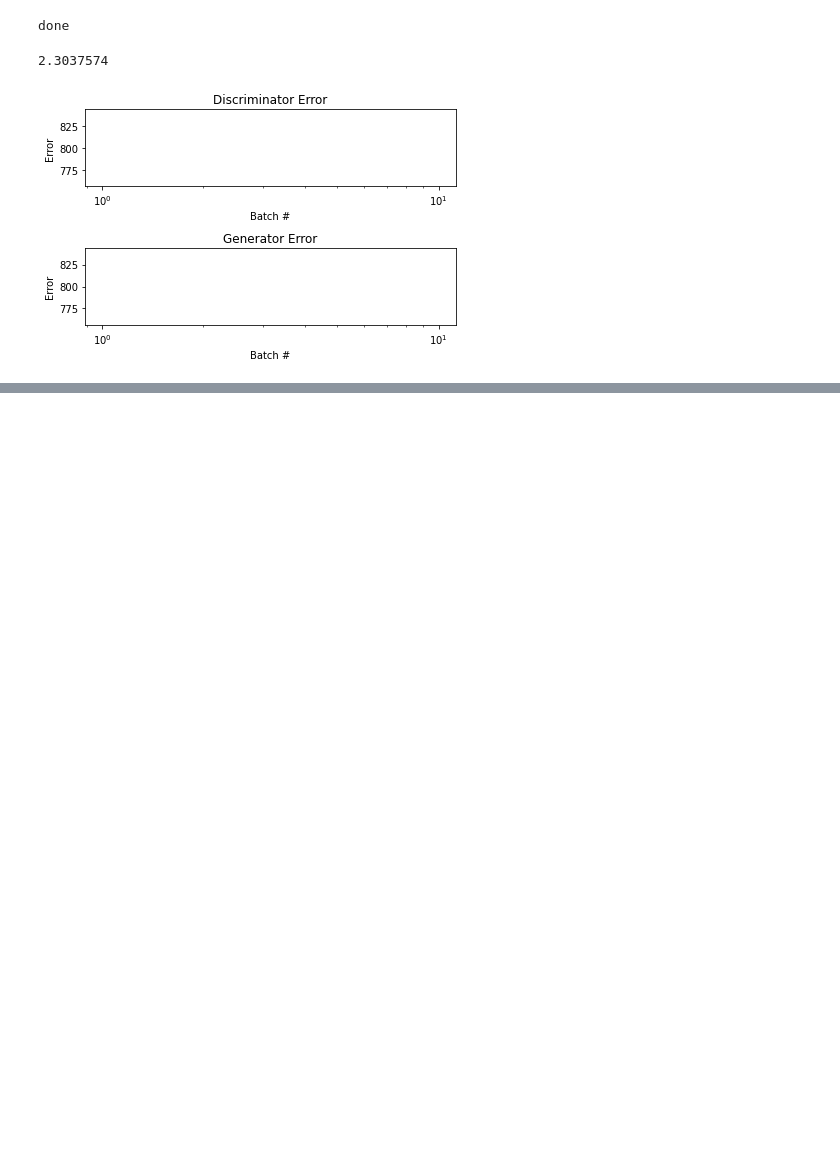
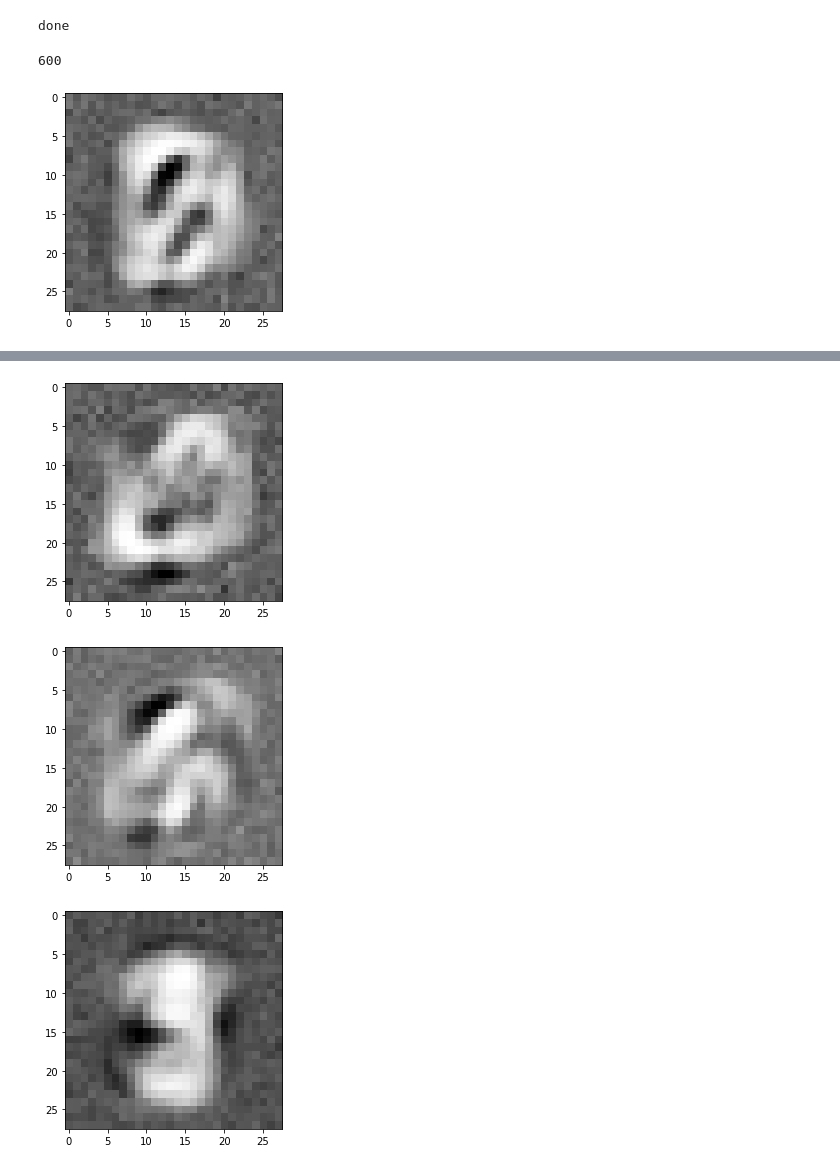
Before and after one commit to marcelnerd/Di-Higgs-WGAN, a Jupyter notebook: wgan_gp_mnist.ipynb, the cells around one changed output, grey strips where cells are left out. Saved outputs shown, nothing was run; the diff lists cells and outputs as text; code cells hidden in the pictures; blank space fills up the shorter version.

Commit message:
Added images being generated to output and fixed so it can run without cuda too

```diff
--- a/wgan_gp_mnist.ipynb
+++ b/wgan_gp_mnist.ipynb
@@ -260,10 +260,13 @@ data = mnist_data()
 train_set = torch.utils.data.DataLoader(data, batch_size=100, shuffle=True)
 # Num batches
 num_batches = len(train_set)
+print(num_batches)
 
 
 num_test_samples = 16
 test_noise = noise(num_test_samples)
+# %% [output]
+600
 # %%
 # Optimizers (Adam optimizers are an alternative to stochastic gradient descent. TODO learn more about them)
 optimizer_G = torch.optim.Adam(generator.parameters(), lr=opt.lr, betas=(opt.b1, opt.b2))
@@ -287,8 +290,9 @@ for epoch in range(opt.n_epochs):   # Loop through all epochs
 
         # Configure input
         #x = np.ndarray(x)
-        print(type(x))
-        real_imgs = Variable(images_to_vectors(x.cuda())) #
+        #print(type(x))
+        if cuda: real_imgs = Variable(images_to_vectors(x.cuda()))
+        else: real_imgs = Variable(images_to_vectors(x))
         #print(real_imgs)
         #real_imgs = Variable(images_to_vectors(x).type(Tensor))   # Variable is a wrapper for the Tensor x was just made into
 
@@ -299,8 +303,8 @@ for epoch in range(opt.n_epochs):   # Loop through all epochs
         optimizer_D.zero_grad()   # Make gradients zero so they don't accumulate
 
         # Sample noise (latent space) to make generator input
-        z = Variable(Tensor(np.random.normal(0, 1, (x.shape[0], opt.latent_dim))).cuda())   # Once again Variable wraps the Tensor
-
+        if cuda: z = Variable(Tensor(np.random.normal(0, 1, (x.shape[0], opt.latent_dim))).cuda())
+        else: z = Variable(Tensor(np.random.normal(0, 1, (x.shape[0], opt.latent_dim))) )
         # Generate a batch of images from the latent space sampled
         fake_imgs = generator(z)
         #fake_imgs = generator(noise(x.size(0)))
@@ -352,53 +356,65 @@ for epoch in range(opt.n_epochs):   # Loop through all epochs
                     % (epoch, opt.n_epochs, i, len(train_set), d_loss.item(), g_loss.item())
                 )
 
             if batches_done % opt.sample_interval == 0:
                 save_image(fake_imgs.data[:728], "images/%d.png" % batches_done, nrow=5, normalize=True)
+
+                test_images = vectors_to_images(fake_imgs).data.cpu()
+                #print(test_images.shape)
+                display.clear_output(True)
+                for t_image in test_images:
+                    t = t_image.numpy()
+                 #   print(t.shape)
+
+                    image1 = t[0]
+
+                    image = np.array((image1))
+                    plt.imshow(image, cmap='gray')
+                    plt.show()
                 # Display stuff
-                display.clear_output(True)
+#                 display.clear_output(True)
 
-                dis_error.append(d_loss.item())
-                gen_error.append(g_loss.item())
-                print(g_loss.data.cpu().numpy())
-                # Display Images
-                test_images = vectors_to_images(generator(test_noise)).data.cpu()
-                # Display status Logs
+#                 dis_error.append(d_loss.item())
+#                 gen_error.append(g_loss.item())
+#                 print(g_loss.data.cpu().numpy())
+#                 # Display Images
+#                 test_images = vectors_to_images(generator(test_noise)).data.cpu()
+#                 # Display status Logs
 
-                # Model Checkpoints
-                fig, axs = plt.subplots(2)
-                axs[0].plot(batches_done)
-                axs[1].plot(batches_done)
-                axs[0].set_title("Discriminator Error")
-                axs[0].set_xlabel("Batch #")
-                axs[0].set_ylabel("Error")
-                axs[0].set_xscale('log')
-                axs[1].set_title("Generator Error")
-                axs[1].set_xlabel("Batch #")
-                axs[1].set_ylabel("Error")
-                axs[1].set_xscale('log')
-                fig.tight_layout()
-                plt.show()
+#                 # Model Checkpoints
+#                 fig, axs = plt.subplots(2)
+#                 axs[0].plot(batches_done)
+#                 axs[1].plot(batches_done)
+#                 axs[0].set_title("Discriminator Error")
+#                 axs[0].set_xlabel("Batch #")
+#                 axs[0].set_ylabel("Error")
+#                 axs[0].set_xscale('log')
+#                 axs[1].set_title("Generator Error")
+#                 axs[1].set_xlabel("Batch #")
+#                 axs[1].set_ylabel("Error")
+#                 axs[1].set_xscale('log')
+#                 fig.tight_layout()
+#                 plt.show()
 
             batches_done += opt.n_critic
 
 
 
 
 
     if epoch % 10 == 0:
         z = Variable(Tensor(np.random.normal(0, 1, (300000, opt.latent_dim))))
         fake_data = generator(z)
         np.save('./mnist_data/{num_batches}.npy'.format(num_batches=batches_done), fake_data.cpu().detach().numpy())
 
     #if epoch % 0 == 0 or epoch == 999:
 
 
 #for i, x in enumerate(dataloader):
     #print(x[0])
 #Evaluation KS metric
 # Generate ~300,000 samples and save (NumPy array)
 # Load ^, 5000 then
 # KS <-- Root
 # %% [output]
-2.3037574
-[figure, old version]
+[figure, new version]
@@ -421,0 +421,3 @@ for epoch in range(opt.n_epochs):   # Loop through all epochs
+[figure, added]
+[figure, added]
+[figure, added]
```
Also changed, not shown: parts of 2 cells of this notebook.
